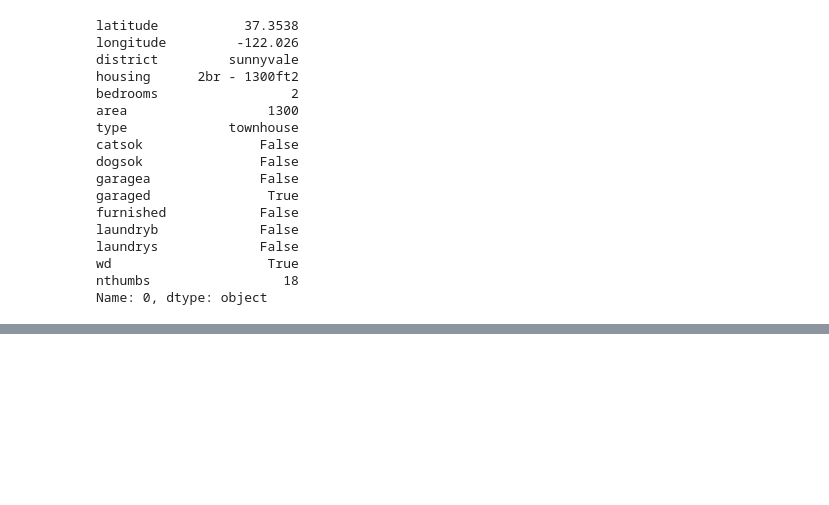
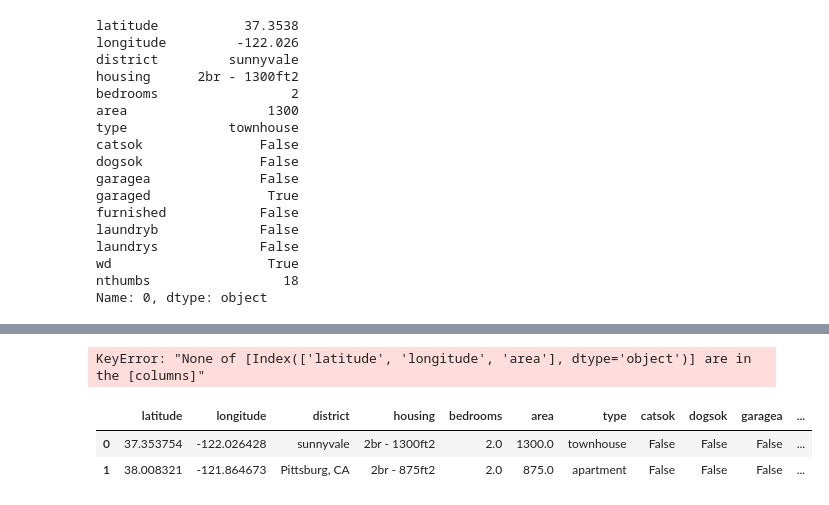
Before and after one commit to vistrcm/apthunt, a Jupyter notebook: analysis/analyze.ipynb, the cells around one changed output, grey strips where cells are left out. Saved outputs shown, nothing was run; the diff lists cells and outputs as text; code cells hidden in the pictures; blank space fills up the shorter version.

Commit message:
some more data play

```diff
--- a/analysis/analyze.ipynb
+++ b/analysis/analyze.ipynb
@@ -434,3 +450,19 @@ wd
 nthumbs                                                                                       18
 price_bucket                                                                              06x500
 Name: 0, dtype: object
+# %%
+topred = pd.read_csv("apthuntdata/data.csv")
+del topred["PostUrl"]
+del topred["address"]
+del topred["price"]
+del topred["price_bucket"]
+# %%
+learn_inf.predict(topred)
+# %% [output]
+KeyError: "None of [Index(['latitude', 'longitude', 'area'], dtype='object')] are in the [columns]"
+# %%
+topred.loc[0:1]
+# %% [output]
+|  | latitude | longitude | district | housing | bedrooms | area | type | catsok | dogsok | garagea | ... |
+| 0 | 37.353754 | -122.026428 | sunnyvale | 2br - 1300ft2 | 2.0 | 1300.0 | townhouse | False | False | False | ... |
+| 1 | 38.008321 | -121.864673 | Pittsburg, CA | 2br - 875ft2 | 2.0 | 875.0 | apartment | False | False | False | ... |
```
Also changed, not shown: parts of 4 cells of this notebook.
